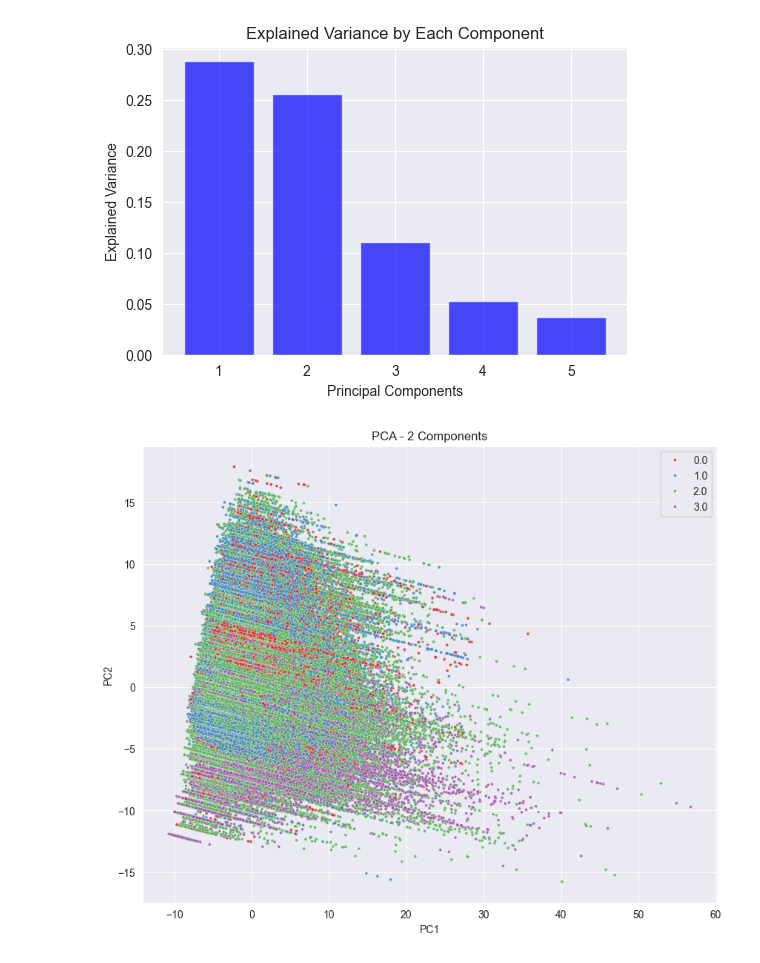
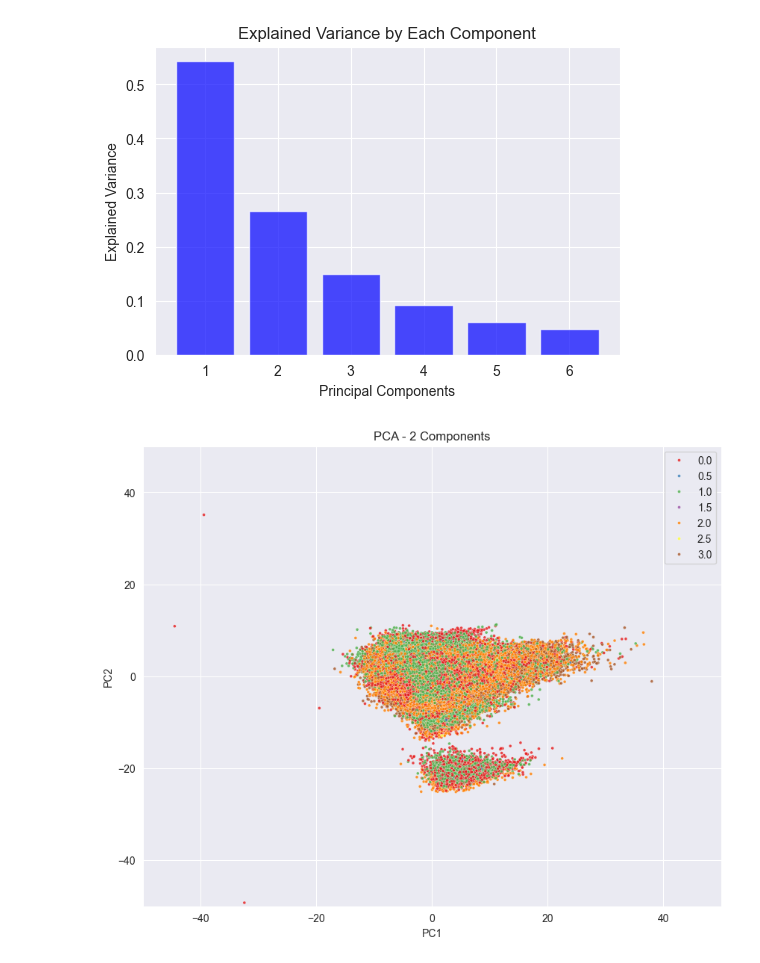
Before and after one commit to jllspear/insar_rga_misc, a Jupyter notebook: rga_stats_pca.ipynb, the cells around one changed output. Cells and saved outputs as stored; diff of their text form; code cells hidden in the pictures.

```diff
--- a/rga_stats_pca.ipynb
+++ b/rga_stats_pca.ipynb
@@ -17,6 +13,4 @@ gdf = pyogrio.read_dataframe(insar_data_path, layer=layer)
 # %%
-link = pyogrio.read_dataframe("C:/Users/eleonore.kong/Documents/InSAR/DATA/tables_link.gpkg", layer='grid_rga_swi_link')
-link = link.drop('geometry', axis=1)
-gdf = gdf.merge(link, on=layer)
-gdf
+gdf = gdf[gdf['Type'] == 'Trough']
+gdf.head()
 # %% [output]
@@ -51,20 +39,20 @@ import seaborn as sns
 # df = gdf[['Detrended Amplitude_median', 'mean_swi', 'winter_max_swi', 'summer_min_swi', 'winter_summer_swi_diff', 'NIVEAU']]
 # df = gdf[[col for col in gdf.columns if '2018' in col]]
 
-df = gdf.drop([layer,'geometry', 'NIVEAU'], axis=1)
+df = gdf.drop(['grid_250m','Type','geometry', 'year', 'year_median', 'month_median', 'NIVEAU_median'], axis=1)
 df.fillna(0, inplace=True)
-target = gdf['NIVEAU'].values
+target = gdf['NIVEAU_median'].values
 # %%
 # Step 3: Standardize the Data
 scaler = StandardScaler()
 df_scaled = scaler.fit_transform(df)
 
 # Step 4: Apply PCA
-pca = PCA(n_components=5)  # Reducing to 2 components for visualization
+pca = PCA(n_components=6)  # Reducing to 2 components for visualization
 pca_result = pca.fit_transform(df_scaled)
 # %%
 # Step 5: Create a DataFrame with the PCA results
-pca_df = pd.DataFrame(data=pca_result, columns=['PC1', 'PC2', 'PC3', 'PC4', 'PC5']) #, 'PC7', 'PC8', 'PC9', 'PC10'
+pca_df = pd.DataFrame(data=pca_result, columns=['PC1', 'PC2', 'PC3', 'PC4', 'PC5', 'PC6']) #, 'PC7', 'PC8', 'PC9', 'PC10'
 pca_df['Target'] = target
 
 # Step 6: Plot the Explained Variance Ratio
@@ -75,26 +63,26 @@ plt.xlabel('Principal Components')
 plt.title('Explained Variance by Each Component')
 plt.show()
 # %% [output]
-[figure, old version]
+[figure, new version]
 # %%
 # Step 7: Visualize PCA Result
 fig = plt.figure(figsize=(10,8))
 # ax = fig.add_subplot(111, projection='3d')
 # sc = ax.scatter(pca_df['PC1'], pca_df['PC2'], pca_df['PC3'],
 #                 c=target, cmap='Set1', s=5, alpha=0.8)
 sns.scatterplot(x='PC1', y='PC2', hue=target, palette='Set1', data=pca_df, s=8, alpha=0.8) #
 # ax.view_init(elev=20, azim=40)
 # ax.set_xlabel('PC1')
 # ax.set_ylabel('PC2')
 # ax.set_zlabel('PC3')
-# plt.xlim(-5,10)
-# plt.ylim(-6,6)
+plt.xlim(-50,50)
+plt.ylim(-50,50)
 # plt.zlim(-10,0)
 plt.title('PCA - 2 Components')
 # fig.colorbar(sc)
 plt.show()
 # %% [output]
-[figure, old version]
+[figure, new version]
 # %%
 import numpy as np
 import matplotlib.pyplot as plt
```
Also changed, not shown: parts of 6 cells of this notebook, 11 other files.
